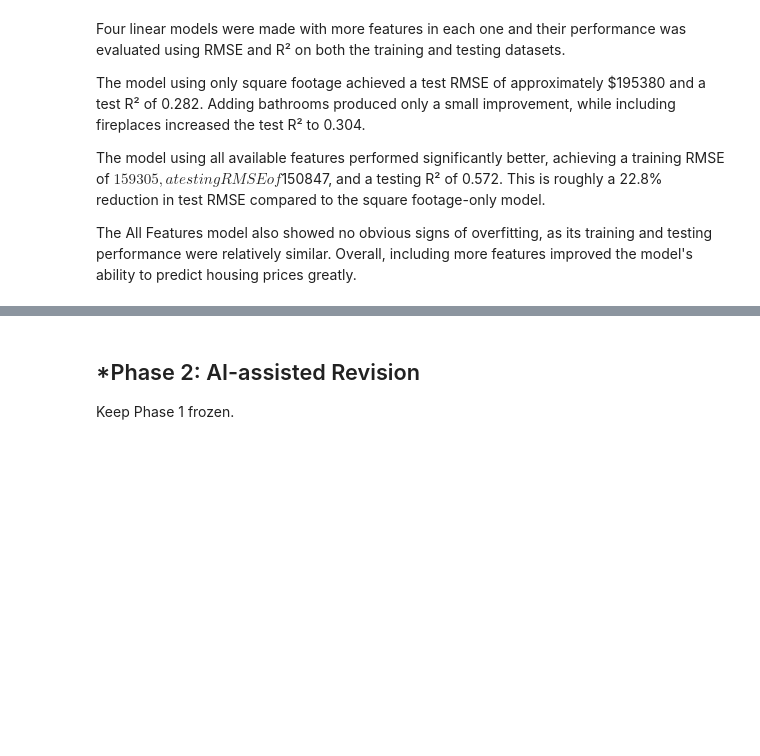
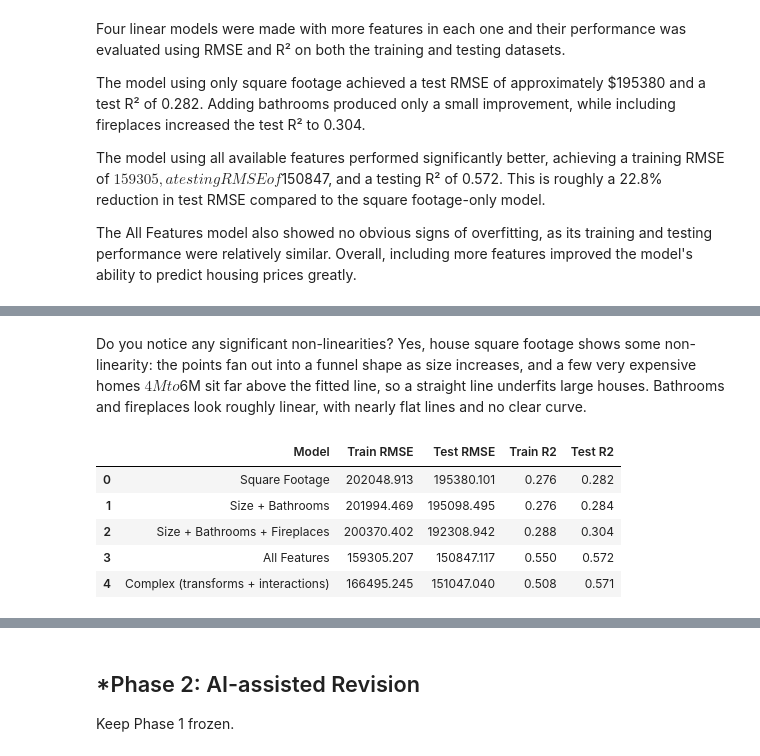
Before and after one commit to michael-zhang0/L02-hedonic-pricing, a Jupyter notebook: notebook.ipynb, the cells around one changed output, grey strips where cells are left out. Drawn from its saved outputs; the diff is of its cells as text; code cells hidden in the pictures; blank space fills up the shorter version.

```diff
--- a/notebook.ipynb
+++ b/notebook.ipynb
@@ -265,0 +318,59 @@ The All Features model also showed no obvious signs of overfitting, as its train
+# %% [markdown]
+Do you notice any significant non-linearities? Yes, house square footage shows some non-linearity: the points fan out into a funnel shape as size increases, and a few very expensive homes $4M to $6M sit far above the fitted line, so a straight line underfits large houses. Bathrooms and fireplaces look roughly linear, with nearly flat lines and no clear curve.
+# %%
+#Q6
+# Q6: More complex model (transformations + interactions)
+import numpy as np
+import pandas as pd
+from sklearn.linear_model import LinearRegression
+from sklearn.metrics import mean_squared_error, r2_score
+
+def evaluate(name, model, Xtr, Xte):
+    tr, te = model.predict(Xtr), model.predict(Xte)
+    return {"Model": name,
+            "Train RMSE": np.sqrt(mean_squared_error(y_train, tr)),
+            "Test RMSE": np.sqrt(mean_squared_error(y_test, te)),
+            "Train R2": r2_score(y_train, tr),
+            "Test R2": r2_score(y_test, te)}
+
+# Rebuild the Q4 results table if it isn't in memory
+if "results_df" not in globals():
+    models = {"Square Footage": ["house_square_feet"],
+              "Size + Bathrooms": ["house_square_feet", "bathrooms"],
+              "Size + Bathrooms + Fireplaces": ["house_square_feet", "bathrooms", "fireplaces"],
+              "All Features": X_train.columns.tolist()}
+    rows = []
+    for name, feats in models.items():
+        m = LinearRegression().fit(X_train[feats], y_train)
+        rows.append(evaluate(name, m, X_train[feats], X_test[feats]))
+    results_df = pd.DataFrame(rows)
+
+# Complex feature set
+base = ["house_square_feet", "bathrooms", "bedrooms", "fireplaces",
+        "stories", "year_built", "basement_square_feet"]
+base = [c for c in base if c in X_train.columns]
+wf_cols = [c for c in X_train.columns if c.startswith("waterfront_type_")]
+view_cols = [c for c in X_train.columns if c.startswith("view_quality_")]
+
+def build_complex(Xs):
+    Xc = Xs[base + wf_cols + view_cols].copy()
+    Xc["sqft_sq"] = Xs["house_square_feet"] ** 2                       # non-linearity
+    Xc["log_sqft"] = np.log1p(Xs["house_square_feet"])                 # diminishing returns
+    Xc["house_age"] = Xs["sale_year"] - Xs["year_built"]               # age at sale
+    Xc["sqft_x_bath"] = Xs["house_square_feet"] * Xs["bathrooms"]      # interaction
+    Xc["sqft_x_waterfront"] = Xs["house_square_feet"] * Xs[wf_cols].sum(axis=1)  # waterfront premium scales with size
+    Xc["sqft_x_view"] = Xs["house_square_feet"] * Xs[view_cols].sum(axis=1)      # view premium scales with size
+    return Xc
+
+X_train_cx, X_test_cx = build_complex(X_train), build_complex(X_test)
+lr_cx = LinearRegression().fit(X_train_cx, y_train)
+complex_row = evaluate("Complex (transforms + interactions)", lr_cx, X_train_cx, X_test_cx)
+
+display(pd.concat([results_df, pd.DataFrame([complex_row])], ignore_index=True).round(3))
+# %% [output]
+|  | Model | Train RMSE | Test RMSE | Train R2 | Test R2 |
+| 0 | Square Footage | 202048.913 | 195380.101 | 0.276 | 0.282 |
+| 1 | Size + Bathrooms | 201994.469 | 195098.495 | 0.276 | 0.284 |
+| 2 | Size + Bathrooms + Fireplaces | 200370.402 | 192308.942 | 0.288 | 0.304 |
+| 3 | All Features | 159305.207 | 150847.117 | 0.550 | 0.572 |
+| 4 | Complex (transforms + interactions) | 166495.245 | 151047.040 | 0.508 | 0.571 |
```
Also changed, not shown: parts of 5 cells of this notebook.
